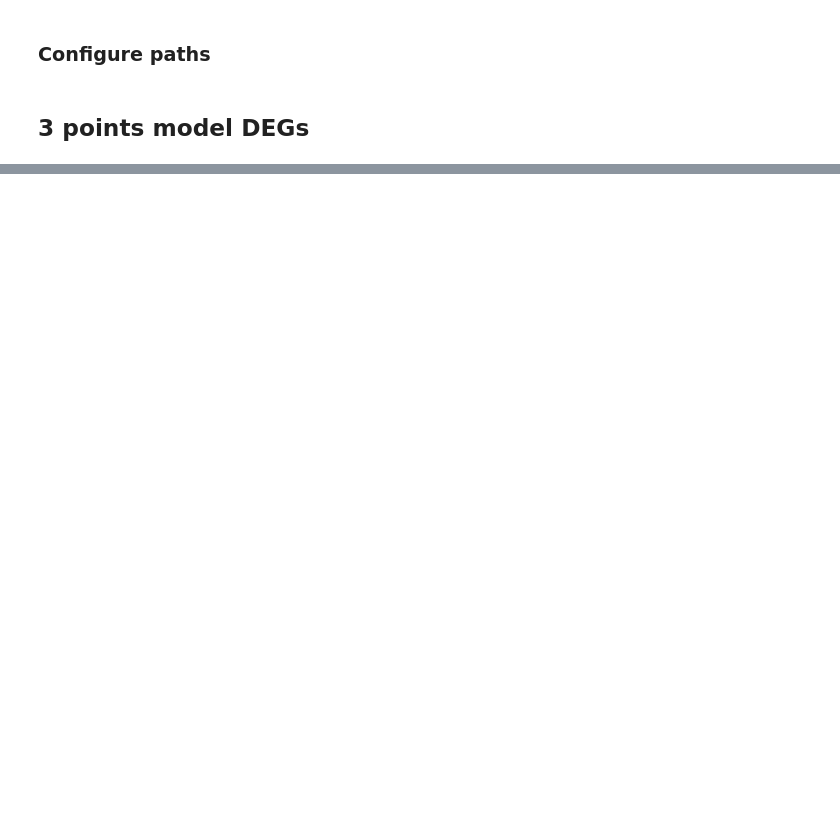
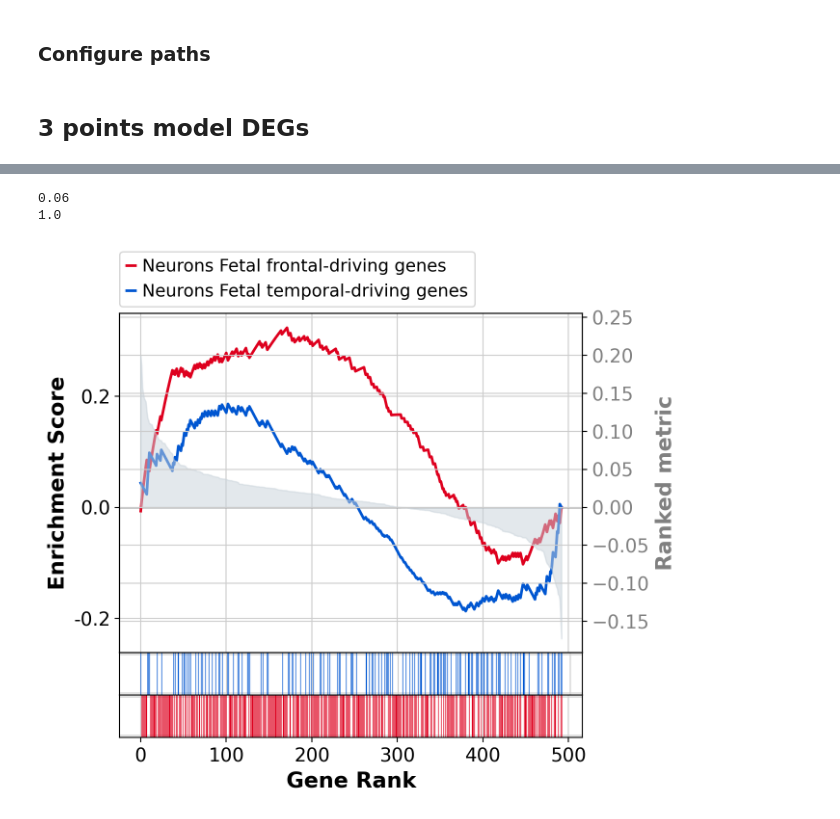
Before and after one commit to GiuseppeTestaLab/polCAs, a Jupyter notebook: polCAsNeurons05B_CONTROLS_BadhuriSpace.ipynb, the cells around one changed output, grey strips where cells are left out. Cells and saved outputs as stored; diff of their text form; code cells hidden in the pictures; blank space fills up the shorter version.

```diff
--- a/polCAsNeurons05B_CONTROLS_BadhuriSpace.ipynb
+++ b/polCAsNeurons05B_CONTROLS_BadhuriSpace.ipynb
@@ -174,3 +220,8 @@ nb_fname = ipynbname.name()
+# %%
+try:
+    nb_fname = ipynbname.name()
+except:
+    nb_fname = "".join(os.path.basename(globals()["__vsc_ipynb_file__"]).split(".")[:-1])
 # %%
 fig.savefig("./figures/"+nb_fname+".PCA.pdf",
            bbox_inches="tight")
@@ -176,0 +353,64 @@ fig.savefig("./figures/"+nb_fname+".PCA.pdf",
+# %%
+from matplotlib.lines import Line2D
+
+
+
+Loadings = pd.DataFrame({"GeneLoading":adataBadhuri.varm["PCs"][:,0],"GeneName":adataBadhuri.var_names.tolist()}, index=adataBadhuri.var_names.tolist()).sort_values("GeneLoading")
+if adataBadhuri[adataBadhuri.obs["group"] == "pfc"].obsm["X_pca"][:,0].mean() > adataBadhuri[adataBadhuri.obs["group"] == "temporal"].obsm["X_pca"][:,0].mean():
+    up = "pfc_loading"
+    down = "temporal_loading"
+else:
+    up = "temporal_loading"
+    down = "pfc_loading"
+
+Loadings["LoadingClass"] = np.where(Loadings.GeneLoading > 0 , up, down)
+
+GeneSet = Loadings
+GeneSet = {"{} Fetal temporal-driving genes".format(FinaLeaf.replace("/","")):GeneSet[GeneSet["LoadingClass"] == "temporal_loading"].GeneName.tolist(),
+           "{} Fetal frontal-driving genes".format(FinaLeaf.replace("/","")):GeneSet[GeneSet["LoadingClass"] == "pfc_loading"].GeneName.tolist()}
+
+
+# GeneSet = {GeneSet.head(50).LoadingClass.unique().tolist()[0]:GeneSet.head(50).GeneName.tolist(),
+#            GeneSet.tail(50).LoadingClass.unique().tolist()[0]:GeneSet.tail(50).GeneName.tolist()}
+
+
+ColorsMapEnrich = dict(zip(adataObj.obs.group.cat.categories.str.replace("pfc","{} Fetal frontal-driving genes".format(FinaLeaf.replace("/",""))).str.replace("temporal","{} Fetal temporal-driving genes".format(FinaLeaf.replace("/",""))).tolist(), adataObj.uns["group_colors"]))
+
+# Adjust loadings sign according to the observed segregation in PCA
+GeneList = -pd.Series(adata.varm["PCs"][:,0], index=adata.var_names).sort_values()
+
+pre_res = gseapy.prerank(rnk=GeneList, # or rnk = rnk,
+					gene_sets=GeneSet,
+					threads=4,
+					min_size=1,
+					max_size=5000,
+					permutation_num=10, # reduce number to speed up testing
+					outdir=None, # don't write to disk
+					seed=6,
+					verbose=True # see what's going on behind the scenes
+					, save="./figures/"+nb_fname+".LoadingsRankAgreement.pdf")
+
+terms = pre_res.res2d.Term
+axs = pre_res.plot(terms=terms,colors = [ColorsMapEnrich[i] for i in terms.tolist()])
+
+legendCols = [ColorsMapEnrich[i] for i in terms.tolist()]
+legendlines = [Line2D([0], [0], color=c, linewidth=3, linestyle='--') for c in legendCols]
+FDRlegenVals = []
+for i in terms.tolist():
+    if (pre_res.res2d.loc[pre_res.res2d["Term"] == i,"FDR q-val"].values[0]) < 0.01:
+        fdrVal = "< 0.01"
+    else:
+        fdrVal = str(round(pre_res.res2d.loc[pre_res.res2d["Term"] == i,"FDR q-val"].values[0],2))
+    print(fdrVal)
+    fdrLegVal = "FDR: {}".format( fdrVal)
+    FDRlegenVals.append(fdrLegVal)
+
+
+
+
+# plt.legend(legendlines,FDRlegenVals,
+#            bbox_to_anchor=(1.1,1.209),frameon=False)
+
+plt.savefig("./figures/"+nb_fname+".LoadingsRankAgreement.pdf",
+           bbox_inches="tight")
+# %% [output]
@@ -176,0 +424,3 @@ fig.savefig("./figures/"+nb_fname+".PCA.pdf",
+0.06
+1.0
+[figure, added]
```
Also changed, not shown: parts of 15 cells of this notebook, 17 other files.
